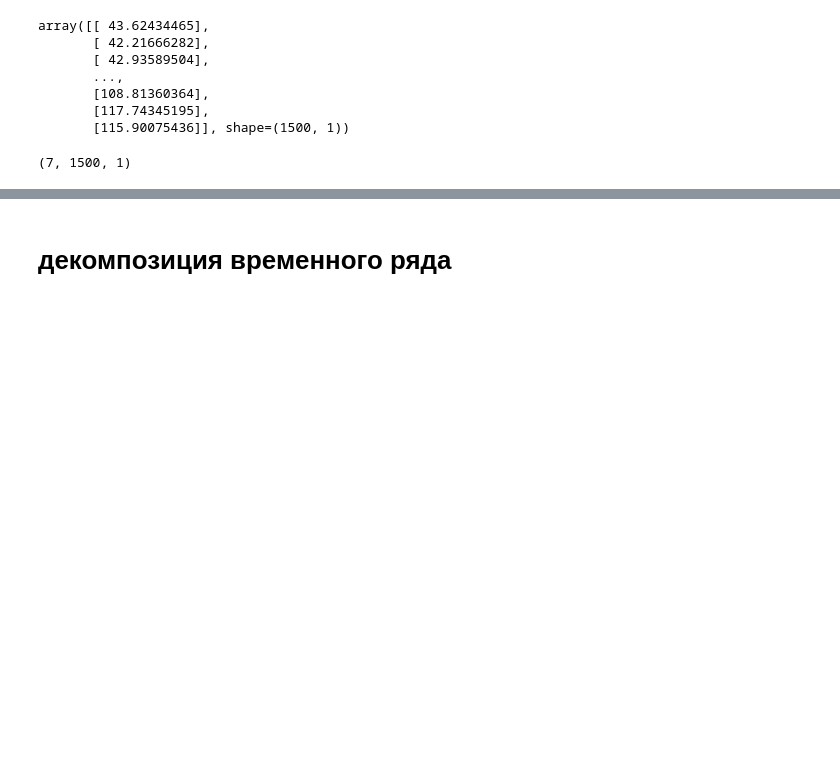
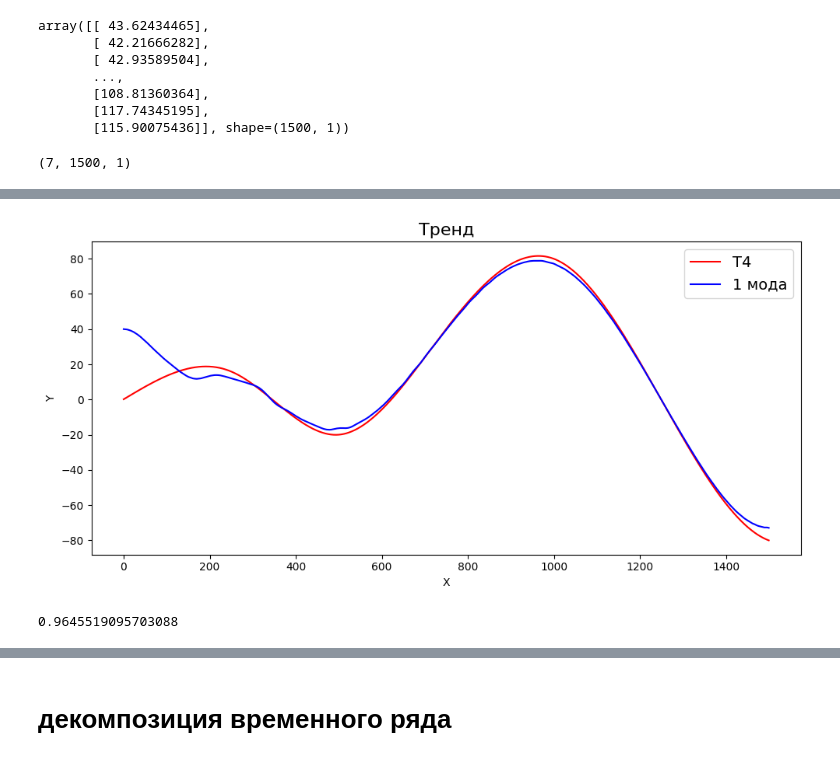
Before and after one commit to libre-cuenta/TS-Generator, a Jupyter notebook: про лчм/VMD-analyse.ipynb, the cells around one changed output, grey strips where cells are left out. Cells and saved outputs as stored; diff of their text form; code cells hidden in the pictures; blank space fills up the shorter version.

```diff
--- a/про лчм/VMD-analyse.ipynb
+++ b/про лчм/VMD-analyse.ipynb
@@ -112,0 +143,27 @@ np.shape(TS)
+# %%
+t = pd.read_csv(f"{path1}Components{path2}t4.csv", decimal=',')
+trend = pd.DataFrame(t, dtype=float)
+Component_of_TS = trend['Value']
+
+
+fig, axs = plt.subplots(figsize=(10,5), nrows=1)
+
+sum_imfs = 0
+for i in range(1):
+    sum_imfs += u[i]
+
+
+axs.plot(index, Component_of_TS, color="#ff0000")
+axs.plot(index, sum_imfs, color="#0000ff")
+plt.title('Тренд', fontsize=16)
+plt.xlabel('X')
+plt.ylabel('Y')
+plt.legend(['Т4', '1 мода'], prop=FontProperties(size=14))
+
+plt.tight_layout()
+# %% [output]
+[figure, added]
+# %%
+r2_score(sum_imfs, Component_of_TS)
+# %% [output]
+0.9645519095703088
```
Also changed, not shown: parts of 10 cells of this notebook, 7 other files.
